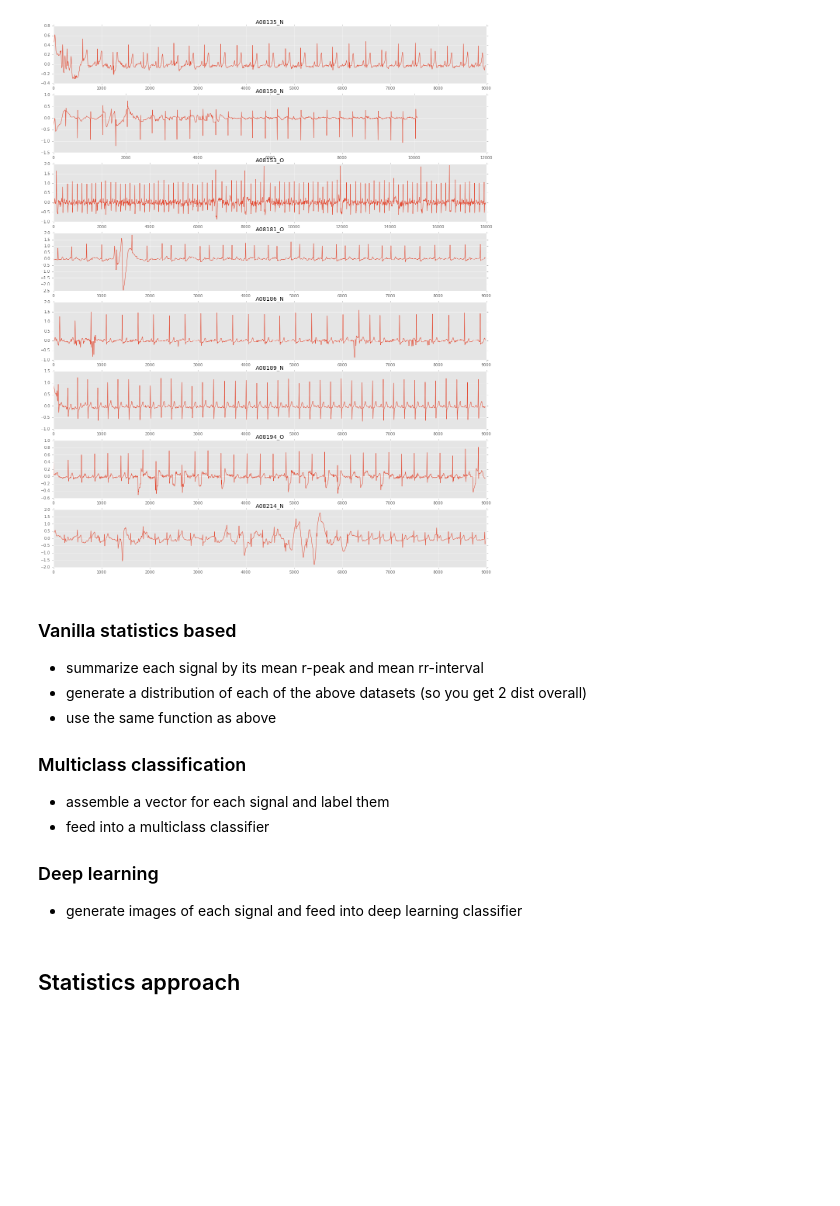
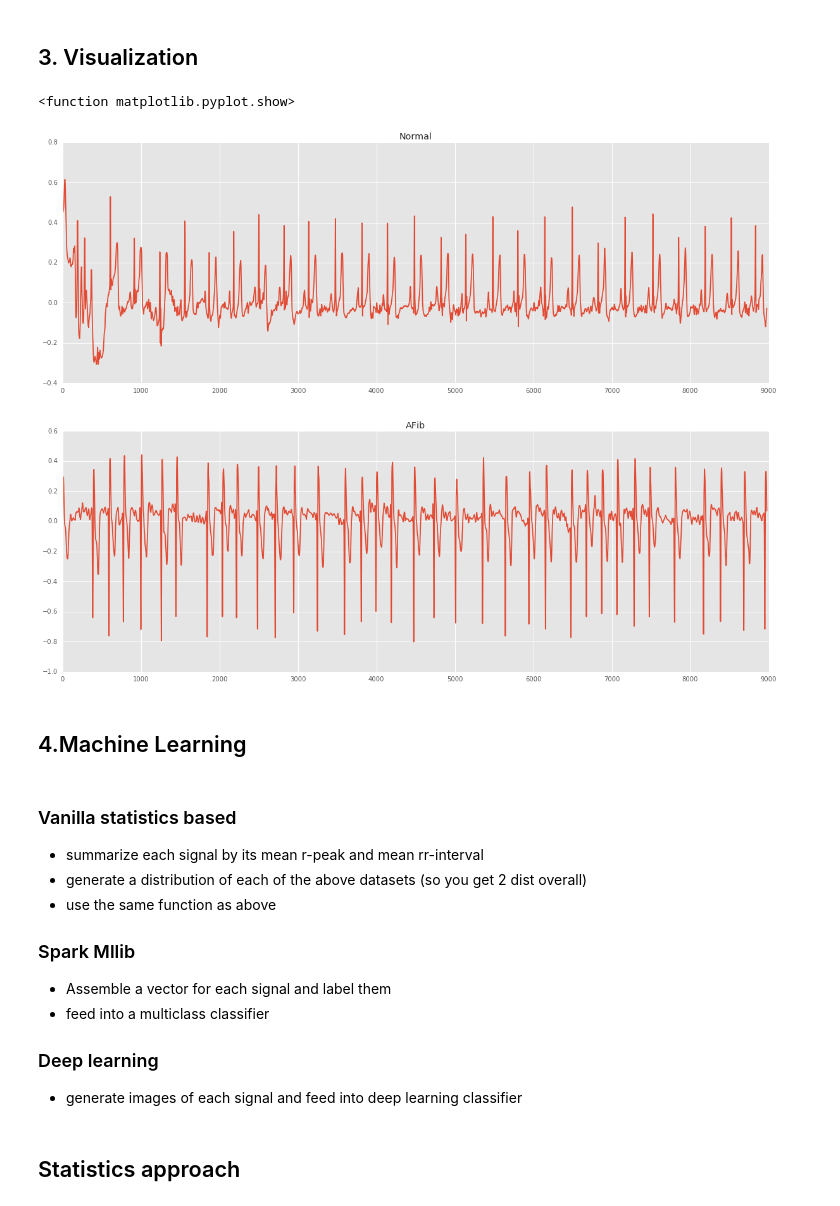
Before and after one commit to joshishwetha/demos, a Jupyter notebook: Physionet.ipynb, the cells around one changed output. Saved outputs shown, nothing was run; the diff lists cells and outputs as text; code cells hidden in the pictures; blank space fills up the shorter version.

```diff
--- a/Physionet.ipynb
+++ b/Physionet.ipynb
@@ -48,17 +111,17 @@ Wall time: 34.3 s
 # %%
-%%time
-def normalize_vals(d):
-    vals_norm = list(map(lambda x:x/1000,d))
-    return vals_norm
+# %%time
+# def normalize_vals(d):
+#     vals_norm = list(map(lambda x:x/1000,d))
+#     return vals_norm
 
-def process_signal(vals,sampling_rate):
-    out = ecg.ecg(signal=vals, sampling_rate=sampling_rate,show=False)
-    res = out.as_dict()
-    res['vals_norm'] = normalize_vals(vals)
-    return res
+# def process_signal(vals,sampling_rate):
+#     out = ecg.ecg(signal=vals, sampling_rate=sampling_rate,show=False)
+#     res = out.as_dict()
+#     res['vals_norm'] = normalize_vals(vals)
+#     return res
 
-res = list(map(lambda x:{'vals':x['vals'],
-                         'file':x['file'],
-                         'label':x['label'],
-                         'res':process_signal(x['vals'],300),
-                         },dataset))
+# res = list(map(lambda x:{'vals':x['vals'],
+#                          'file':x['file'],
+#                          'label':x['label'],
+#                          'res':process_signal(x['vals'],300),
+#                          },dataset))
@@ -67,0 +128,2 @@ Wall time: 4min 18s
+# %%
+res = list(filter(lambda x:x['label'] in ['A','N'],res))
@@ -68,17 +168,25 @@ Wall time: 4min 18s
+# %% [markdown]
+## 3. Visualization
 # %%
 ### plot data ###
 %matplotlib inline
-fig, ax = plt.subplots(nrows=8,ncols=1,figsize=(20,25))
+to_plot = [{'values':res[0],'label':'Normal'},
+           {'values':res[8],'label':'AFib'}]
+fig, ax = plt.subplots(nrows=2,ncols=1,figsize=(20,15))
 
-for i,d in enumerate(res[:8]):
-    y = list(d['res']['vals_norm'][24:])
+for i,item in enumerate(to_plot):
+    d, label = item['values'], item['label']
+    y = list(d['res']['vals_norm'][24:])[:9000]
     x = list(range(len(y)))
     ax.flatten()[i].plot(x,y)
-    ax.flatten()[i].set_title(d['file']+'_'+d['label'])
+    ax.flatten()[i].set_title(label)
 
-plt.show()
+plt.show
 # %% [output]
+<function matplotlib.pyplot.show>
-[figure, old version]
+[figure, new version]
+# %% [markdown]
+## 4.Machine Learning
 # %% [markdown]
 ### Vanilla statistics based
 
@@ -87,9 +195,10 @@ plt.show()
 - use the same function as above
 
 
-### Multiclass classification
-- assemble a vector for each signal and label them
+### Spark Mllib
+- Assemble a vector for each signal and label them
 - feed into a multiclass classifier
+
 
 ### Deep learning
 - generate images of each signal and feed into deep learning classifier
```
Also changed, not shown: parts of 77 cells of this notebook.
